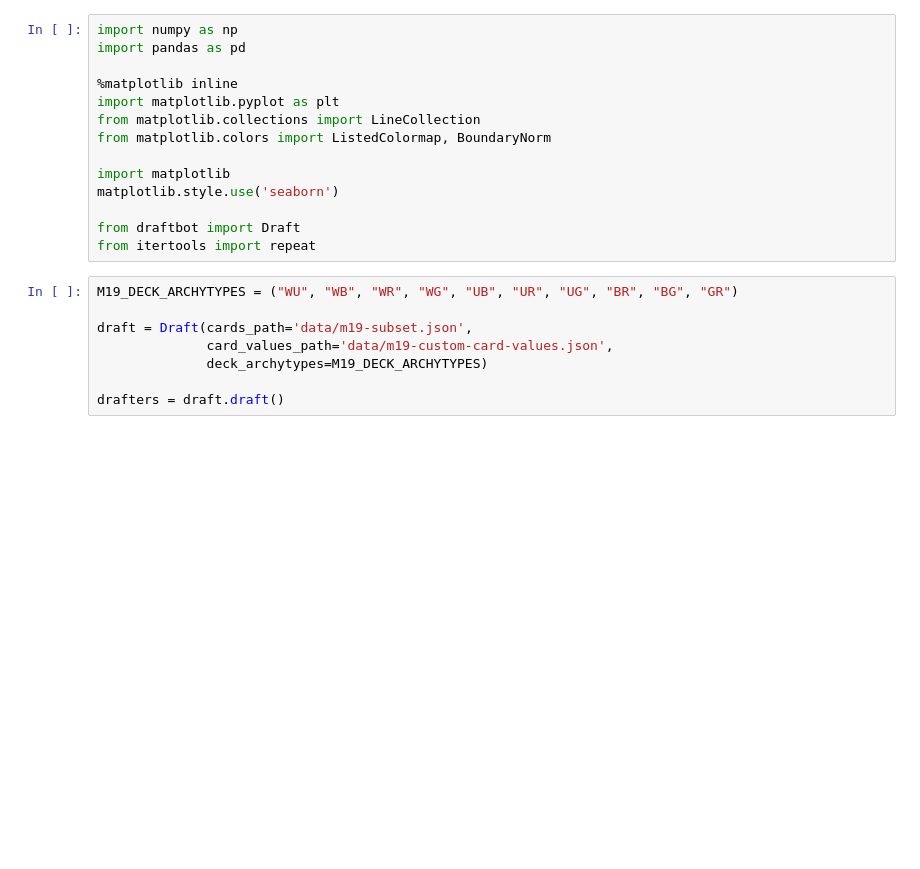
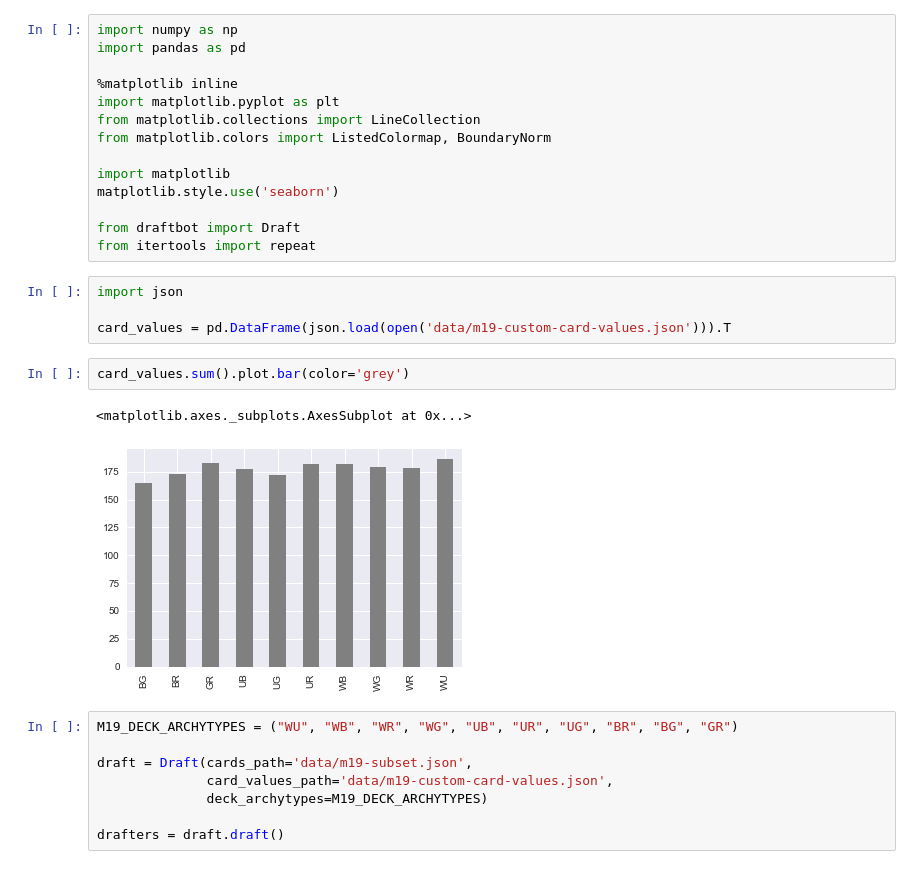
Before and after one commit to madrury/mtg-draftbot, a Jupyter notebook: draft-experiments.ipynb, the cells around one changed output. Cells and saved outputs as stored; diff of their text form; blank space fills up the shorter version.

```diff
--- a/draft-experiments.ipynb
+++ b/draft-experiments.ipynb
@@ -12,6 +12,15 @@ matplotlib.style.use('seaborn')
 
 from draftbot import Draft
 from itertools import repeat
+# %%
+import json
+
+card_values = pd.DataFrame(json.load(open('data/m19-custom-card-values.json'))).T
+# %%
+card_values.sum().plot.bar(color='grey')
+# %% [output]
+<matplotlib.axes._subplots.AxesSubplot at 0x...>
+[figure, added]
 # %%
 M19_DECK_ARCHYTYPES = ("WU", "WB", "WR", "WG", "UB", "UR", "UG", "BR", "BG", "GR")
 
```
Also changed, not shown: parts of 3 cells of this notebook, 1 other file.
